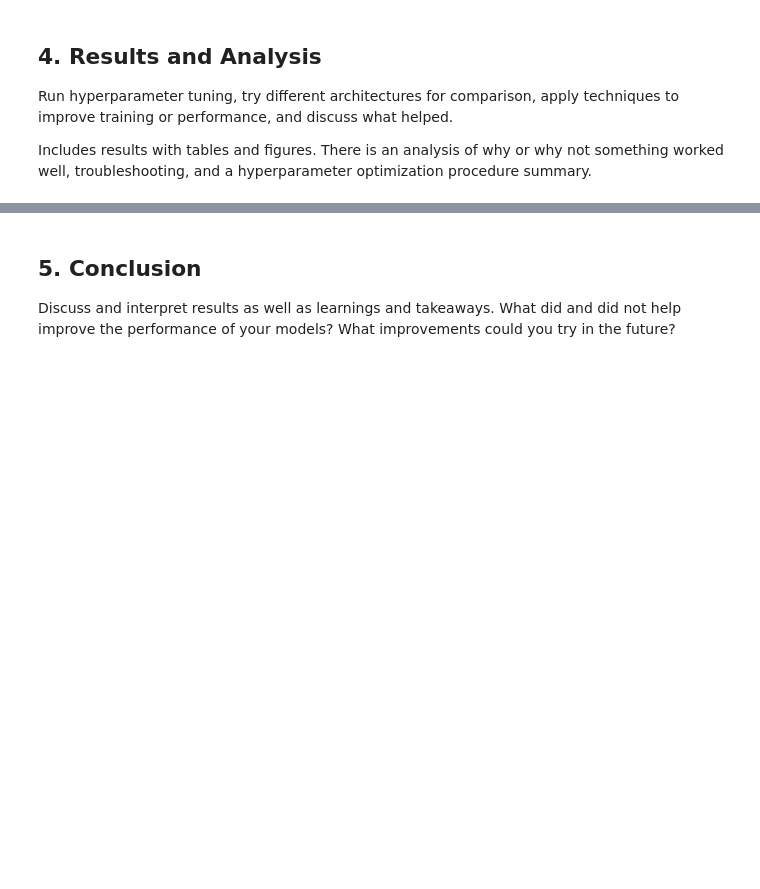
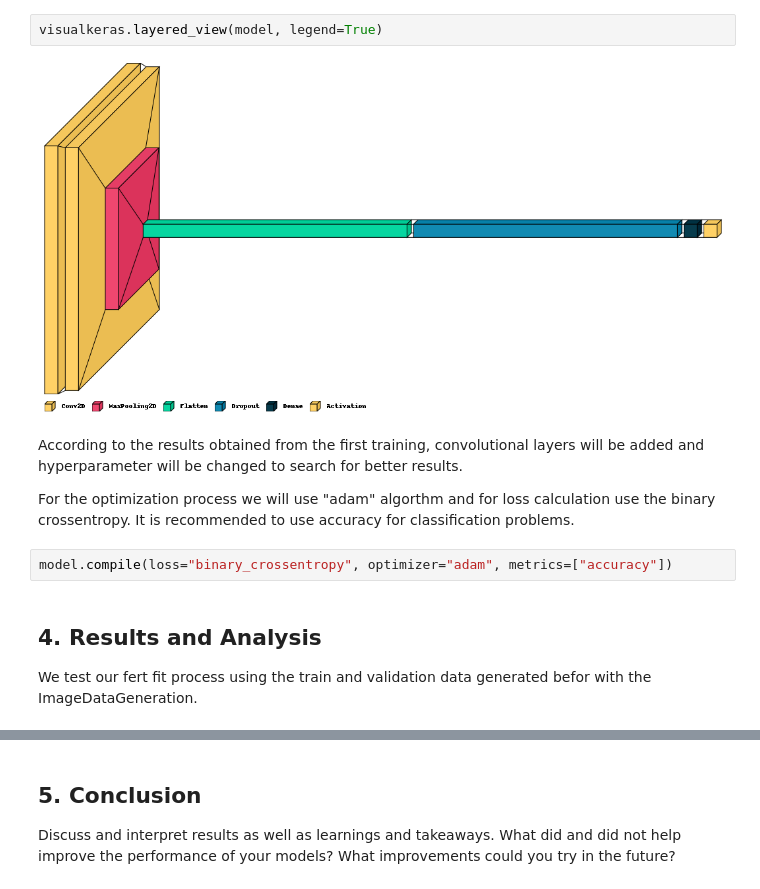
Before and after one commit to alezulu73/CNNWeek3Assignment, a Jupyter notebook: Histopathologic Cancer Detection.ipynb, the cells around one changed output, grey strips where cells are left out. Saved outputs shown, nothing was run; the diff lists cells and outputs as text; blank space fills up the shorter version.

```diff
--- a/Histopathologic Cancer Detection.ipynb
+++ b/Histopathologic Cancer Detection.ipynb
@@ -19,6 +215,14 @@ Describe your model architecture and reasoning for why you believe that specific
+# %%
+visualkeras.layered_view(model, legend=True)
+# %% [output]
+[figure, added]
+# %% [markdown]
+According to the results obtained from the first training, convolutional layers will be added and hyperparameter will be changed to search for better results.
+
+For the optimization process we will use "adam" algorthm and for loss calculation use the binary crossentropy. It is recommended to use accuracy for classification problems.
+# %%
+model.compile(loss="binary_crossentropy", optimizer="adam", metrics=["accuracy"])
 # %% [markdown]
 ## 4. Results and Analysis
 
-Run hyperparameter tuning, try different architectures for comparison, apply techniques to improve training or performance, and discuss what helped.
-
-Includes results with tables and figures. There is an analysis of why or why not something worked well, troubleshooting, and a hyperparameter optimization procedure summary.
+We test our fert fit process using the train and validation data generated befor with the ImageDataGeneration.
```
Also changed, not shown: parts of 36 cells of this notebook, 4 other files.
